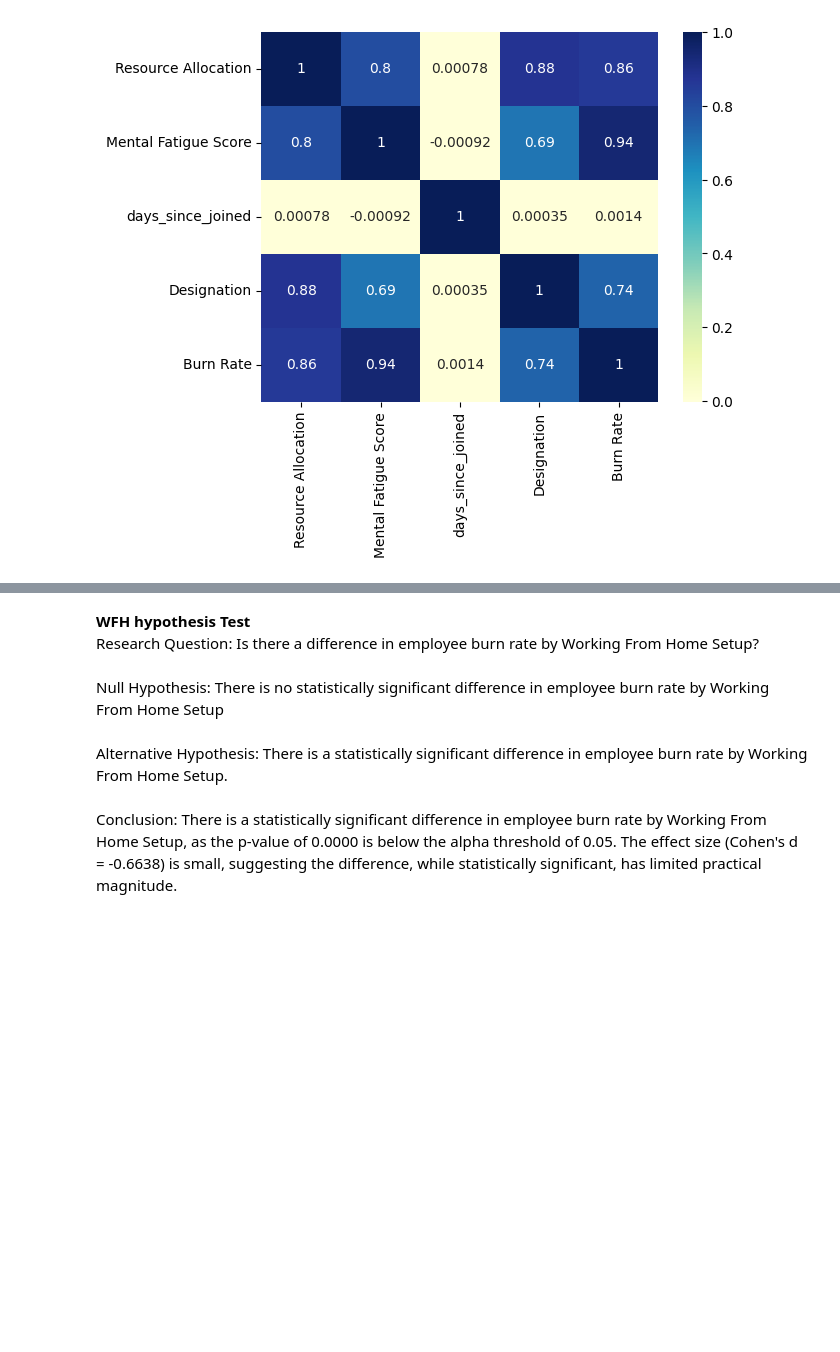
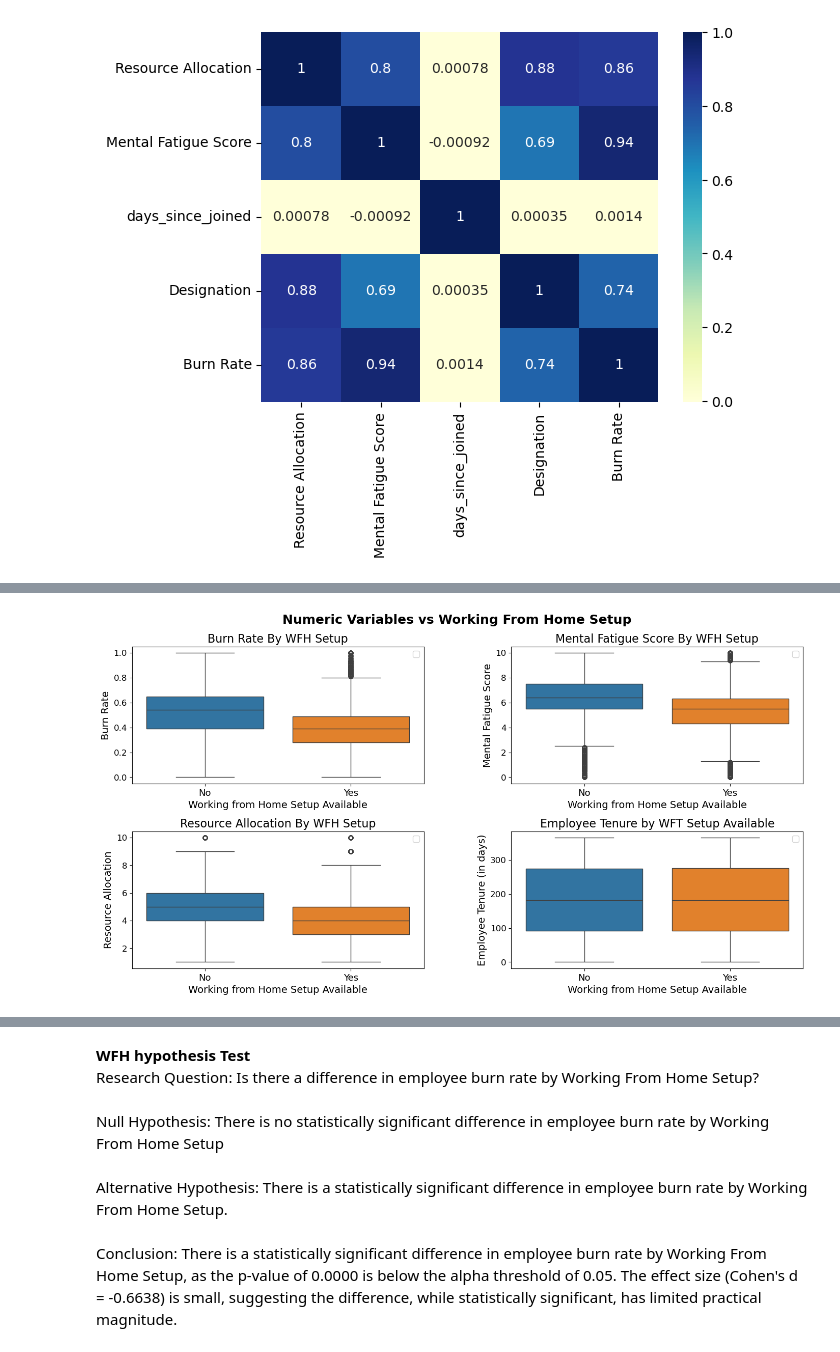
Before and after one commit to avakilov/Capstone-Project-DSC-288R, a Jupyter notebook: Milestone3_code_rundown.ipynb, the cells around one changed output, grey strips where cells are left out. Cells and saved outputs as stored; diff of their text form; code cells hidden in the pictures; blank space fills up the shorter version.

```diff
--- a/Milestone3_code_rundown.ipynb
+++ b/Milestone3_code_rundown.ipynb
@@ -324,0 +353,27 @@ plt.show()
+# %%
+fig, axes = plt.subplots(2, 2, figsize=(17, 8))
+
+sns.boxplot(data=df_median, x="WFH Setup Available", y="Burn Rate", hue="WFH Setup Available", ax=axes[0, 0])
+sns.boxplot(data=df_median, x="WFH Setup Available", y="Mental Fatigue Score", hue="WFH Setup Available", ax=axes[0, 1])
+sns.boxplot(data=df_median, x="WFH Setup Available", y="Resource Allocation", hue="WFH Setup Available", ax=axes[1, 0])
+sns.boxplot(data=df_median, x="WFH Setup Available", y="days_since_joined", hue="WFH Setup Available", ax=axes[1, 1])
+
+axes[0, 0].set_title("Burn Rate By WFH Setup", fontsize=16)
+axes[0, 1].set_title("Mental Fatigue Score By WFH Setup", fontsize=16)
+axes[1, 0].set_title("Resource Allocation By WFH Setup", fontsize=16)
+axes[1, 1].set_title("Employee Tenure by WFT Setup Available", fontsize=16)
+
+axes[1, 1].set_ylabel("Employee Tenure (in days)", fontsize=14)
+
+for ax in axes.flat:
+    ax.set_xlabel("Working from Home Setup Available", fontsize=14)
+    ax.set_ylabel(ax.get_ylabel(), fontsize=14)
+    ax.set_xticklabels(["No", "Yes"], fontsize=13)
+    ax.tick_params(axis='y', labelsize=12)
+    ax.legend(fontsize=12)
+
+fig.suptitle("Numeric Variables vs Working From Home Setup", fontsize=18, fontweight="bold", y=0.98)
+plt.subplots_adjust(hspace=0.35, wspace=0.3, top=0.9)
+plt.show()
+# %% [output]
+[figure, added]
```
Also changed, not shown: parts of 10 cells of this notebook.
